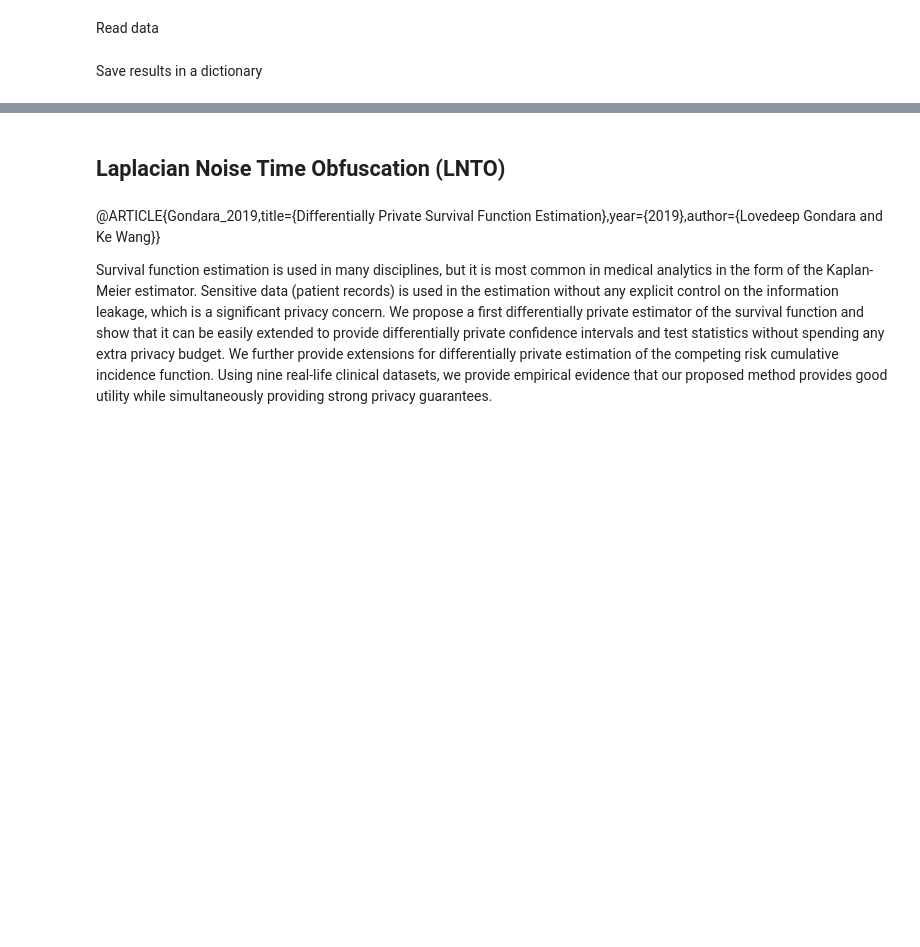
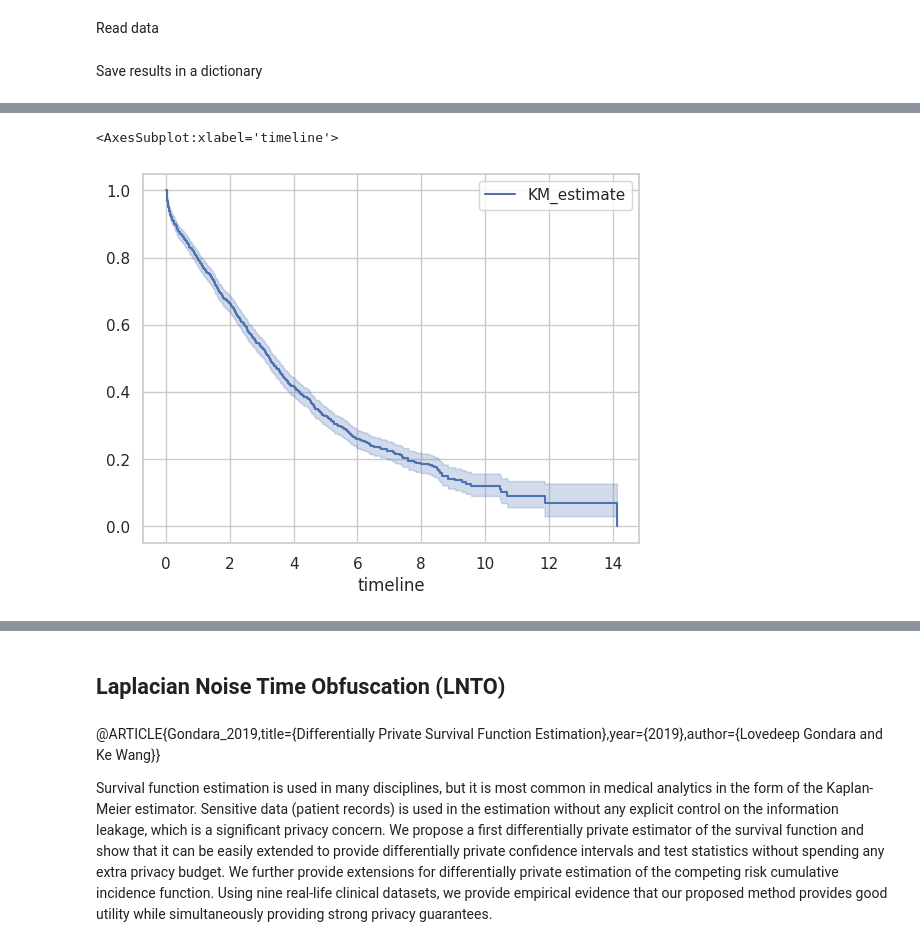
Before and after one commit to Kekkodf/DP-SurvAnalysis, a Jupyter notebook: src/survaival_analysis.ipynb, the cells around one changed output, grey strips where cells are left out. Saved outputs shown, nothing was run; the diff lists cells and outputs as text; code cells hidden in the pictures; blank space fills up the shorter version.

```diff
--- a/src/survaival_analysis.ipynb
+++ b/src/survaival_analysis.ipynb
@@ -27,0 +60,12 @@ dfs = {name : load_data(name) for name in names}
+# %%
+#convert time to months
+df_mgus['time'] = df_mgus['time']/30
+# %%
+#compute KM for each dataset
+kmf_mgus = KaplanMeierFitter()
+kmf_mgus.fit(df_mgus["time"], event_observed=df_mgus["status"])
+#plot KM
+kmf_mgus.plot()
+# %% [output]
+<AxesSubplot:xlabel='timeline'>
+[figure, added]
```
Also changed, not shown: parts of 22 cells of this notebook.
